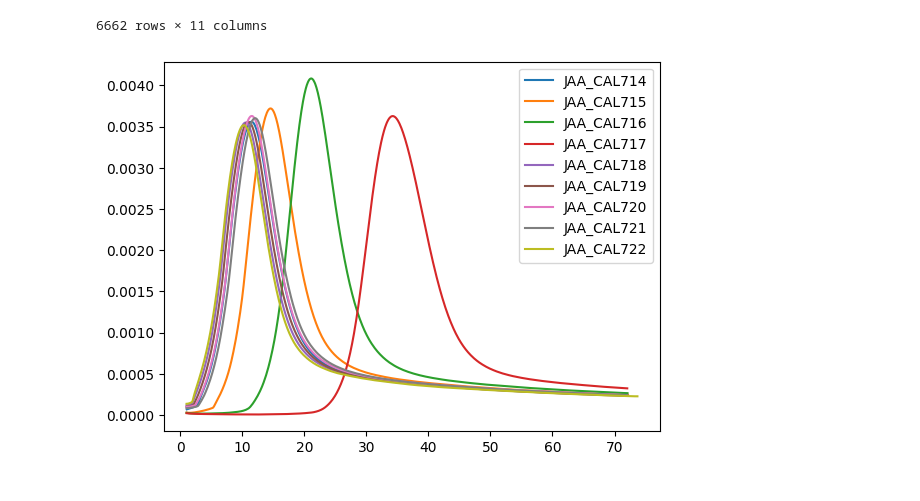
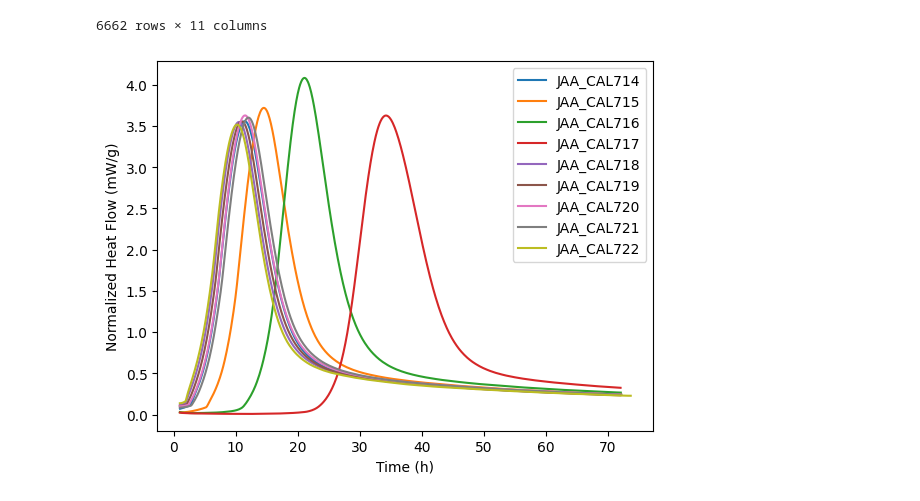
Before and after one commit to tgaedt/workshop_uv, a Jupyter notebook: notebooks/0_start.ipynb, the cells around one changed output. Drawn from its saved outputs; the diff is of its cells as text; code cells hidden in the pictures.

Commit message:
extended plotting

```diff
--- a/notebooks/0_start.ipynb
+++ b/notebooks/0_start.ipynb
@@ -44,8 +63,11 @@ df
 # %%
 fig, ax = plt.subplots()
 for smp, smp_df in df.groupby("sample_short"):
-    ax.plot(smp_df.time_s/3600, smp_df.normalized_heat_flow_w_g, label=smp)
+    ax.plot(smp_df.time_s/3600, smp_df.normalized_heat_flow_w_g*1000, label=smp)
+
+ax.set_xlabel("Time (h)")
+ax.set_ylabel("Normalized Heat Flow (mW/g)")
 plt.legend()
 plt.show()
 # %% [output]
-[figure, old version]
+[figure, new version]
```
Also changed, not shown: parts of 7 cells of this notebook.
